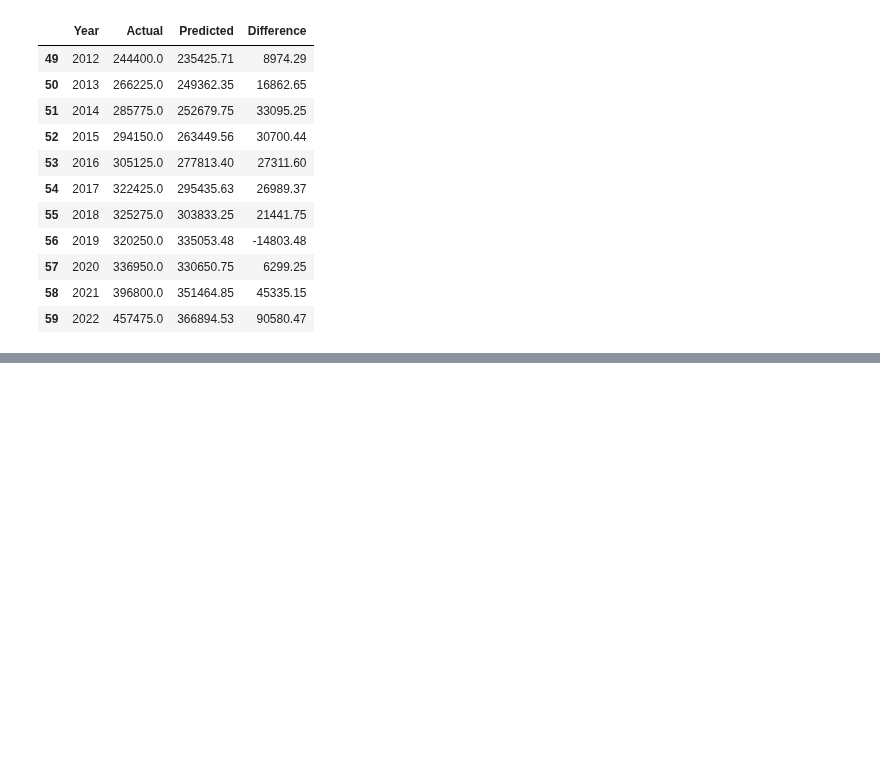
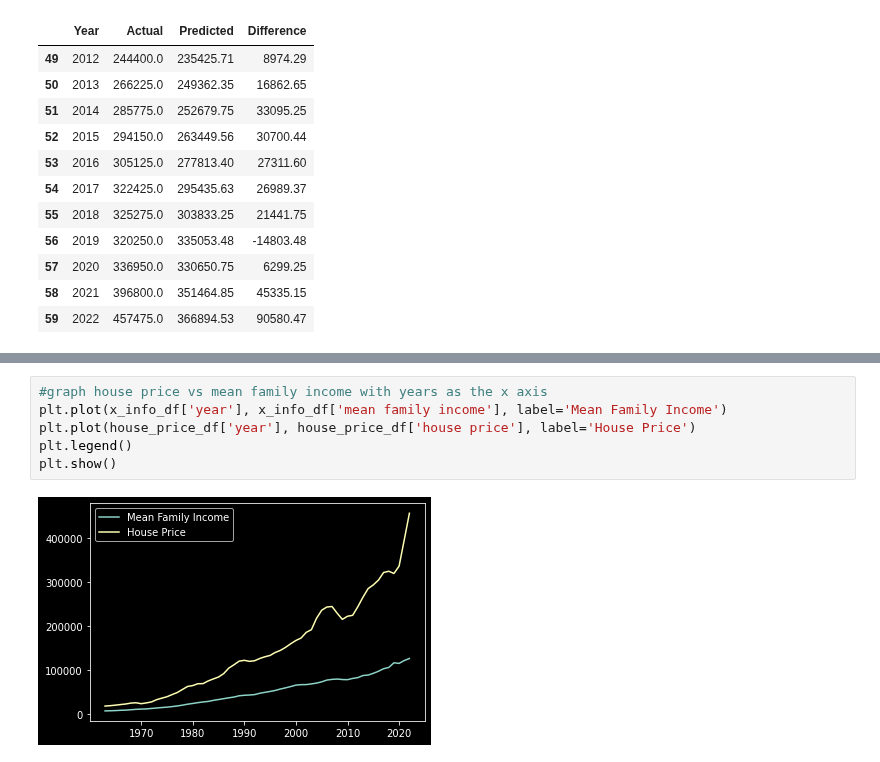
Before and after one commit to EmberAnimus/DSC450, a Jupyter notebook: Project 2 - Housing Data/Housing Data Model.ipynb, the cells around one changed output, grey strips where cells are left out. Cells and saved outputs as stored; diff of their text form; blank space fills up the shorter version.

```diff
--- a/Project 2 - Housing Data/Housing Data Model.ipynb
+++ b/Project 2 - Housing Data/Housing Data Model.ipynb
@@ -80,0 +90,8 @@ MAE Score: 29308.5185819795
+# %%
+#graph house price vs mean family income with years as the x axis
+plt.plot(x_info_df['year'], x_info_df['mean family income'], label='Mean Family Income')
+plt.plot(house_price_df['year'], house_price_df['house price'], label='House Price')
+plt.legend()
+plt.show()
+# %% [output]
+[figure, added]
```
Also changed, not shown: parts of 2 cells of this notebook, 10 other files.
